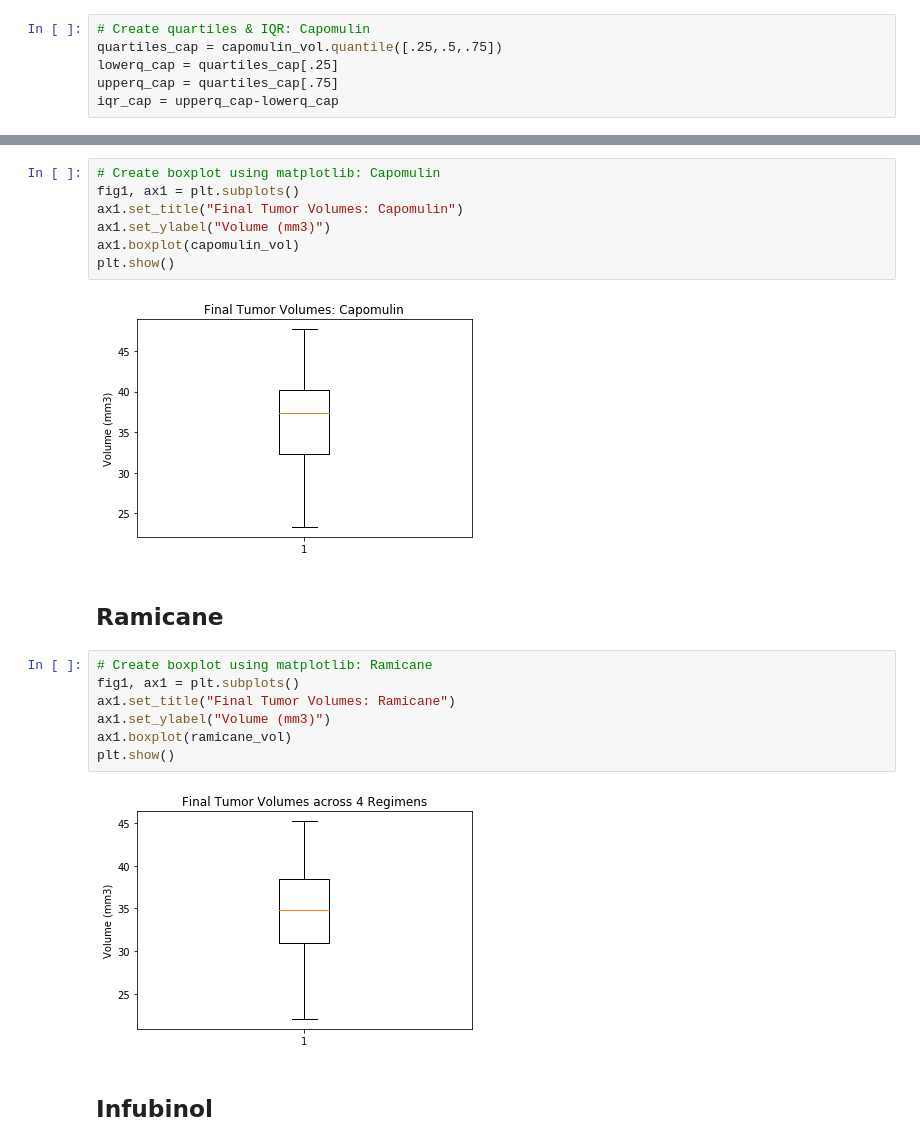
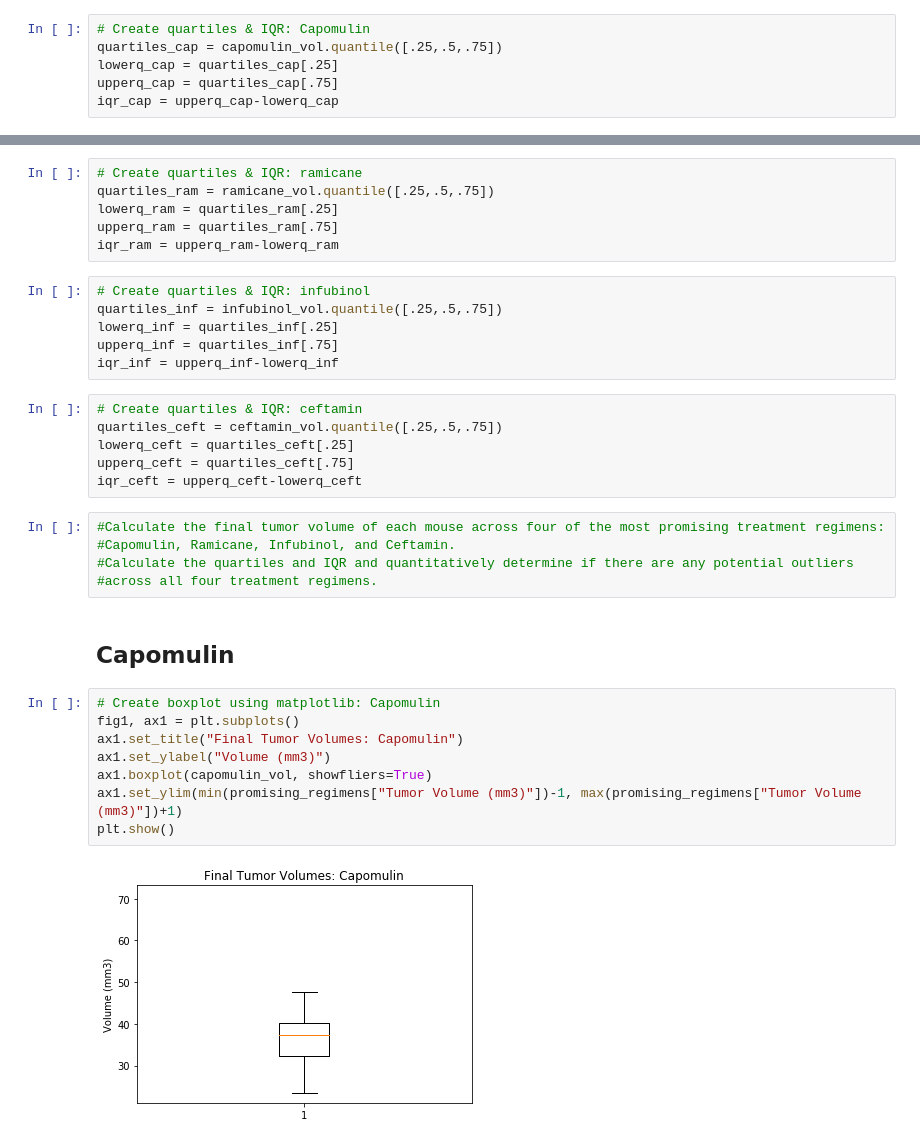
Before and after one commit to juliabrunett/matplotlib-challenge, a Jupyter notebook: Pymaceuticals/pymaceuticals.ipynb, the cells around one changed output, grey strips where cells are left out. Drawn from its saved outputs; the diff is of its cells as text.

Commit message:
Fixed boxplot ylims

```diff
--- a/Pymaceuticals/pymaceuticals.ipynb
+++ b/Pymaceuticals/pymaceuticals.ipynb
@@ -409,22 +384,35 @@ iqr_ceft = upperq_ceft-lowerq_ceft
+# %%
+# Create quartiles & IQR: ramicane
+quartiles_ram = ramicane_vol.quantile([.25,.5,.75])
+lowerq_ram = quartiles_ram[.25]
+upperq_ram = quartiles_ram[.75]
+iqr_ram = upperq_ram-lowerq_ram
+# %%
+# Create quartiles & IQR: infubinol
+quartiles_inf = infubinol_vol.quantile([.25,.5,.75])
+lowerq_inf = quartiles_inf[.25]
+upperq_inf = quartiles_inf[.75]
+iqr_inf = upperq_inf-lowerq_inf
+# %%
+# Create quartiles & IQR: ceftamin
+quartiles_ceft = ceftamin_vol.quantile([.25,.5,.75])
+lowerq_ceft = quartiles_ceft[.25]
+upperq_ceft = quartiles_ceft[.75]
+iqr_ceft = upperq_ceft-lowerq_ceft
+# %%
+#Calculate the final tumor volume of each mouse across four of the most promising treatment regimens:
+#Capomulin, Ramicane, Infubinol, and Ceftamin.
+#Calculate the quartiles and IQR and quantitatively determine if there are any potential outliers
+#across all four treatment regimens.
+# %% [markdown]
+## Capomulin
 # %%
 # Create boxplot using matplotlib: Capomulin
 fig1, ax1 = plt.subplots()
 ax1.set_title("Final Tumor Volumes: Capomulin")
 ax1.set_ylabel("Volume (mm3)")
-ax1.boxplot(capomulin_vol)
+ax1.boxplot(capomulin_vol, showfliers=True)
+ax1.set_ylim(min(promising_regimens["Tumor Volume (mm3)"])-1, max(promising_regimens["Tumor Volume (mm3)"])+1)
 plt.show()
 # %% [output]
-[figure, old version]
+[figure, new version]
-# %% [markdown]
-## Ramicane
-# %%
-# Create boxplot using matplotlib: Ramicane
-fig1, ax1 = plt.subplots()
-ax1.set_title("Final Tumor Volumes: Ramicane")
-ax1.set_ylabel("Volume (mm3)")
-ax1.boxplot(ramicane_vol)
-plt.show()
-# %% [output]
-[figure, removed]
-# %% [markdown]
-## Infubinol
```
Also changed, not shown: parts of 26 cells of this notebook.
